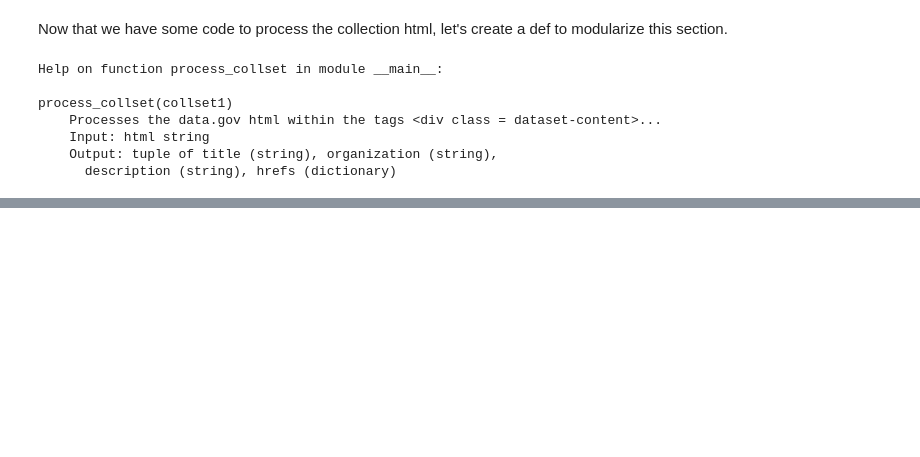
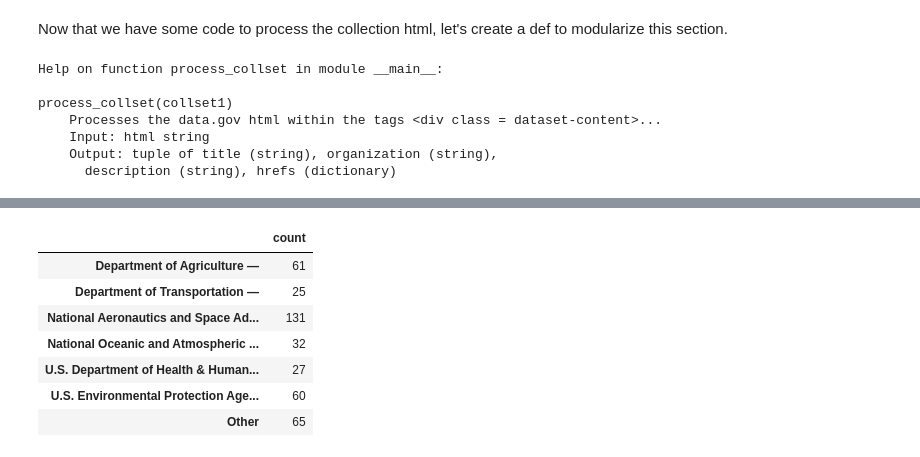
Before and after one commit to a-f-farris/141b-lectures, a Jupyter notebook: lecture21/lecture21.ipynb, the cells around one changed output, grey strips where cells are left out. Cells and saved outputs as stored; diff of their text form; code cells hidden in the pictures; blank space fills up the shorter version.

```diff
--- a/lecture21/lecture21.ipynb
+++ b/lecture21/lecture21.ipynb
@@ -295,0 +402,11 @@ Integrated Surface Dataset (Global)
+# %%
+org_count_abbr
+# %% [output]
+|  | count |
+| Department of Agriculture — | 61 |
+| Department of Transportation — | 25 |
+| National Aeronautics and Space Ad... | 131 |
+| National Oceanic and Atmospheric ... | 32 |
+| U.S. Department of Health & Human... | 27 |
+| U.S. Environmental Protection Age... | 60 |
+| Other | 65 |
```
Also changed, not shown: parts of 34 cells of this notebook, 1 other file.
